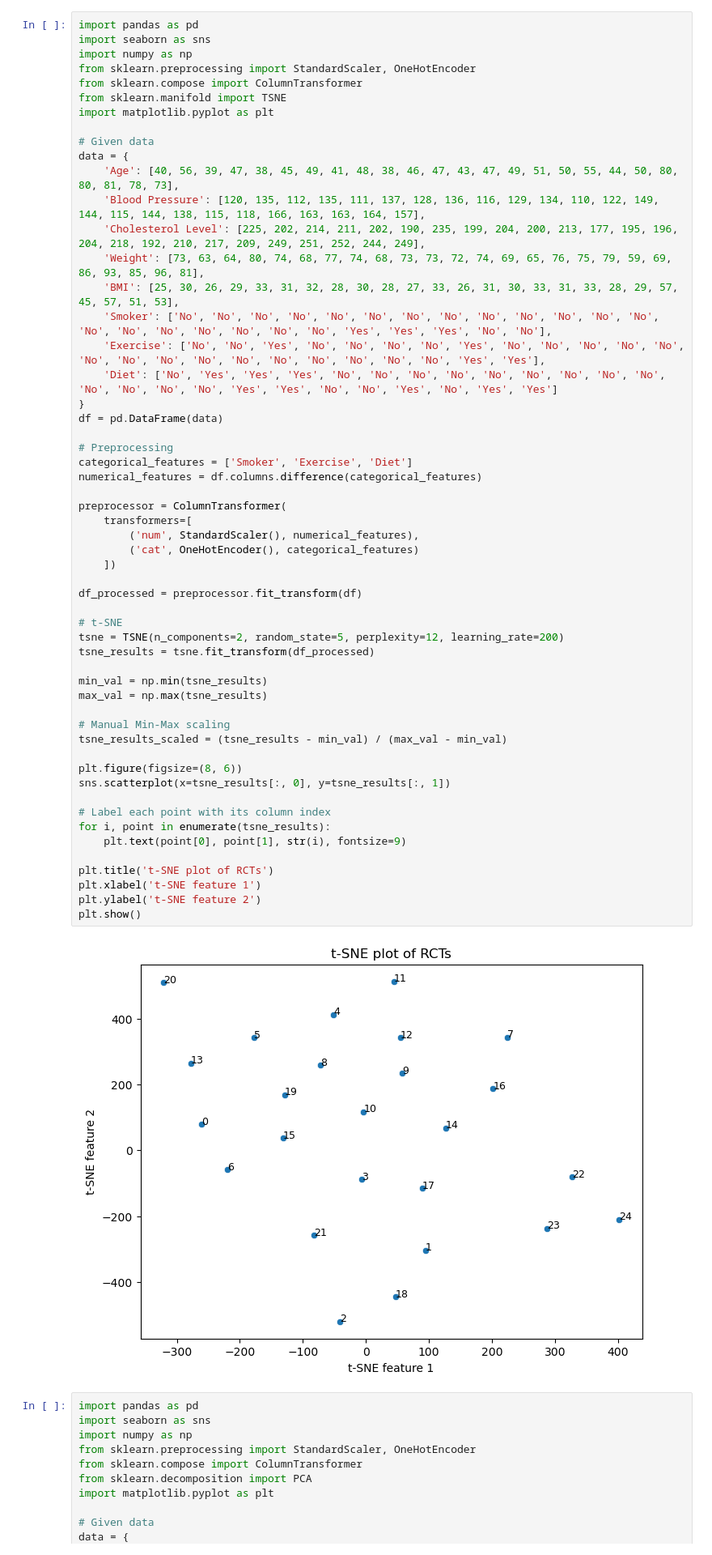
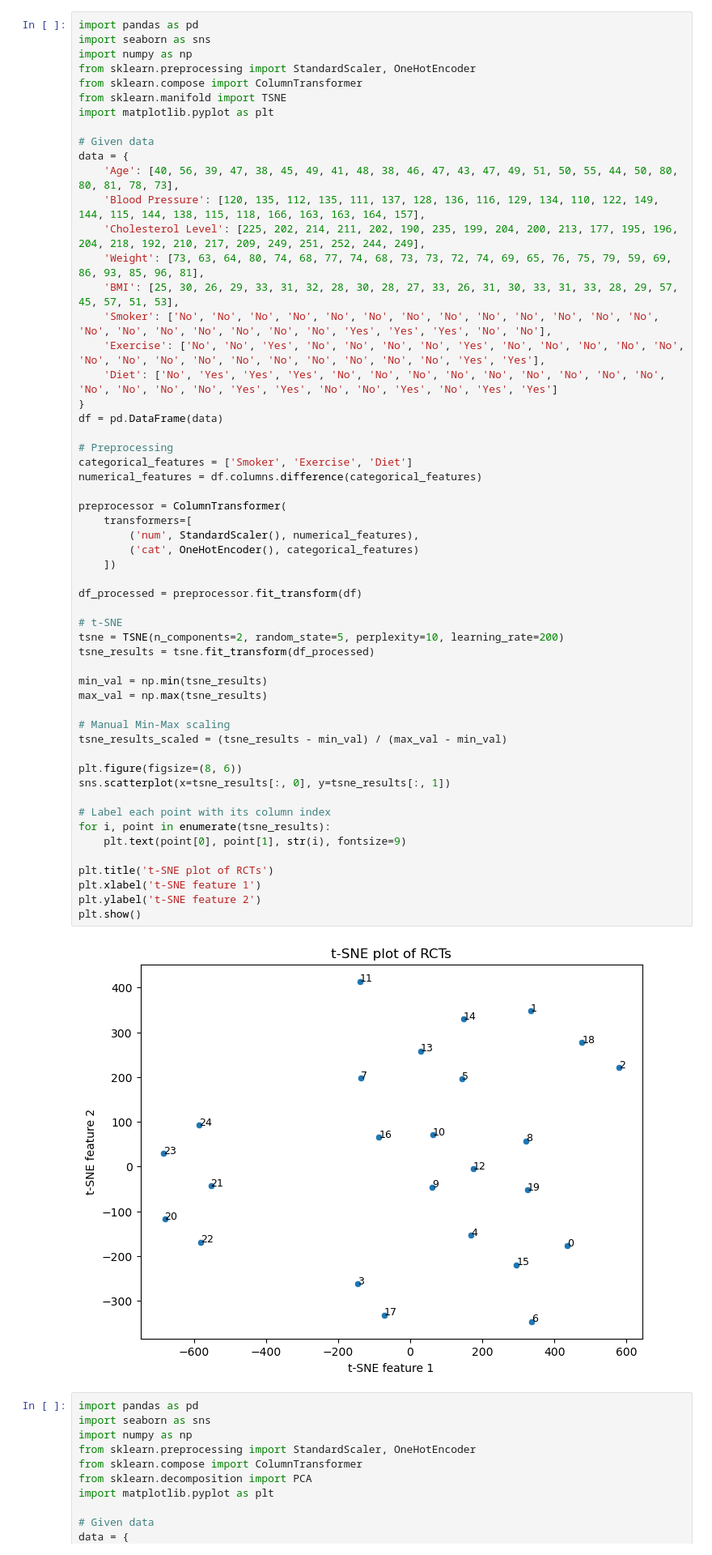
Before and after one commit to kitying2023/Symmetron-project, a Jupyter notebook: process.ipynb, the cells around one changed output. Shown at 81% size. Drawn from its saved outputs; the diff is of its cells as text.

```diff
--- a/process.ipynb
+++ b/process.ipynb
@@ -26,35 +26,35 @@ numerical_features = df.columns.difference(categorical_features)
 
 preprocessor = ColumnTransformer(
     transformers=[
         ('num', StandardScaler(), numerical_features),
         ('cat', OneHotEncoder(), categorical_features)
     ])
 
 df_processed = preprocessor.fit_transform(df)
 
 # t-SNE
-tsne = TSNE(n_components=2, random_state=5, perplexity=12, learning_rate=200)
+tsne = TSNE(n_components=2, random_state=5, perplexity=10, learning_rate=200)
 tsne_results = tsne.fit_transform(df_processed)
 
 min_val = np.min(tsne_results)
 max_val = np.max(tsne_results)
 
 # Manual Min-Max scaling
 tsne_results_scaled = (tsne_results - min_val) / (max_val - min_val)
 
 plt.figure(figsize=(8, 6))
 sns.scatterplot(x=tsne_results[:, 0], y=tsne_results[:, 1])
 
 # Label each point with its column index
 for i, point in enumerate(tsne_results):
     plt.text(point[0], point[1], str(i), fontsize=9)
 
 plt.title('t-SNE plot of RCTs')
 plt.xlabel('t-SNE feature 1')
 plt.ylabel('t-SNE feature 2')
 plt.show()
 # %% [output]
-[figure, old version]
+[figure, new version]
 # %%
 import pandas as pd
 import seaborn as sns
```
Also changed, not shown: 1 other file.
